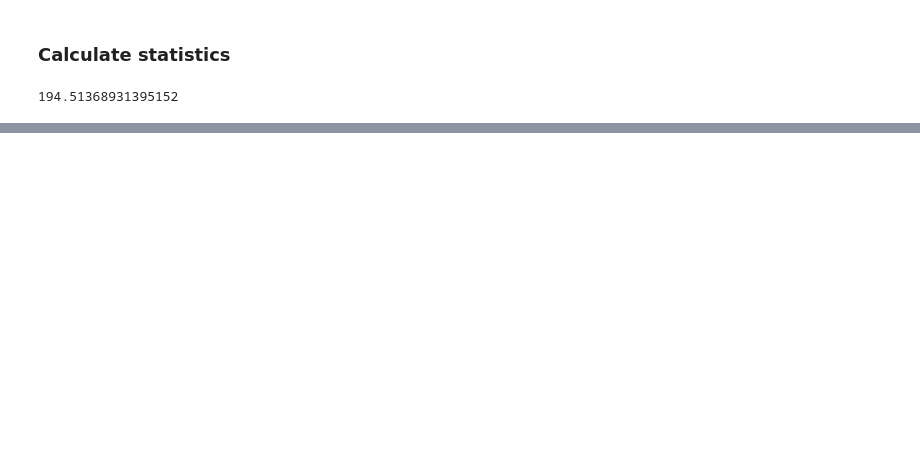
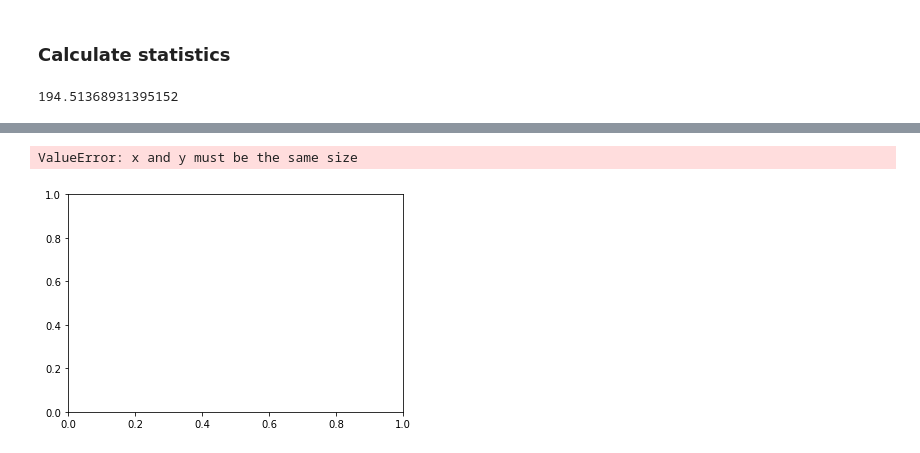
Before and after one commit to danielletijerina/PFCONUS2-analysis, a Jupyter notebook: scripts/Validation_scripts_backup/Streamflow/3_SaveStreamflowStats.ipynb, the cells around one changed output, grey strips where cells are left out. Saved outputs shown, nothing was run; the diff lists cells and outputs as text; code cells hidden in the pictures; blank space fills up the shorter version.

Commit message:
update streamflow scripts, stats script especially

```diff
--- a/scripts/Validation_scripts_backup/Streamflow/3_SaveStreamflowStats.ipynb
+++ b/scripts/Validation_scripts_backup/Streamflow/3_SaveStreamflowStats.ipynb
@@ -86,0 +125,12 @@ len(usgs_flow_matched.index)
+# %%
+# Set up array for stats
+r2_daily = np.zeros(len(usgs_flow_matched.index))
+srho_daily = np.zeros(len(usgs_flow_matched.index))
+pval_daily = np.zeros(len(usgs_flow_matched.index))
+mse_daily = np.zeros(len(usgs_flow_matched.index))
+rmse_daily = np.zeros(len(usgs_flow_matched.index))
+nse_daily = np.zeros(len(usgs_flow_matched.index))
+pbias_daily = np.zeros(len(usgs_flow_matched.index))
+absbias_daily = np.zeros(len(usgs_flow_matched.index))
+relbias_daily = np.zeros(len(usgs_flow_matched.index))
+r2_daily.shape
@@ -147,0 +179,8 @@ plt.title("Total Daily Flow")
+# %%
+x_srho = np.arange(-1, 1, 0.01)
+# %%
+plt.scatter(x_srho, srho_daily)
+plt.show()
+# %% [output]
+ValueError: x and y must be the same size
+[figure, added]
```
Also changed, not shown: parts of 21 cells of this notebook, 6 other files.
